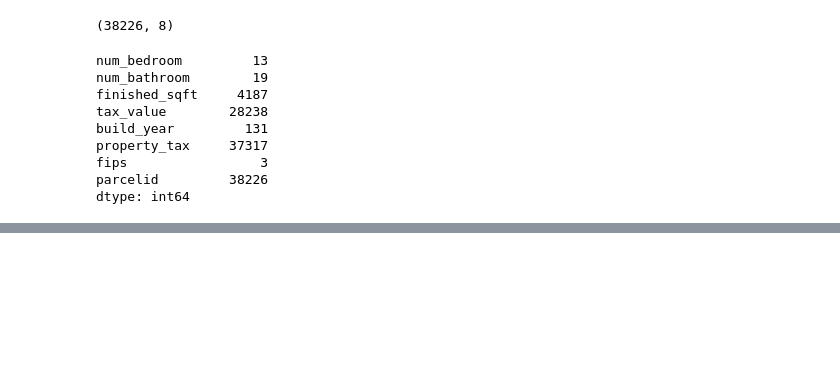
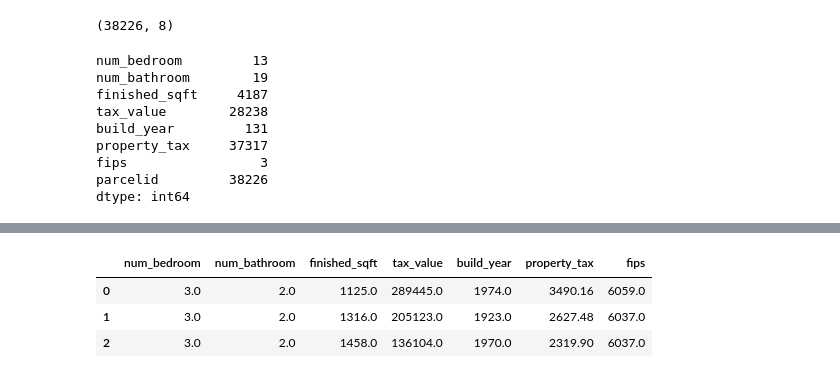
Before and after one commit to DesireeMcElroy/zillow-regression-project, a Jupyter notebook: zillow.ipynb, the cells around one changed output, grey strips where cells are left out. Saved outputs shown, nothing was run; the diff lists cells and outputs as text; code cells hidden in the pictures; blank space fills up the shorter version.

```diff
--- a/zillow.ipynb
+++ b/zillow.ipynb
@@ -131,0 +165,5 @@ df.head()
+# %%
+# remove outliers
+cols = df.drop(columns='fips')
+df = wrangle.outlier_bounds(df, cols)
+df.shape
@@ -131,0 +178,8 @@ df.head()
+# %%
+# take a look at the dataframe with removed outliers
+df.head(3)
+# %% [output]
+|  | num_bedroom | num_bathroom | finished_sqft | tax_value | build_year | property_tax | fips |
+| 0 | 3.0 | 2.0 | 1125.0 | 289445.0 | 1974.0 | 3490.16 | 6059.0 |
+| 1 | 3.0 | 2.0 | 1316.0 | 205123.0 | 1923.0 | 2627.48 | 6037.0 |
+| 2 | 3.0 | 2.0 | 1458.0 | 136104.0 | 1970.0 | 2319.90 | 6037.0 |
```
Also changed, not shown: parts of 12 cells of this notebook.
